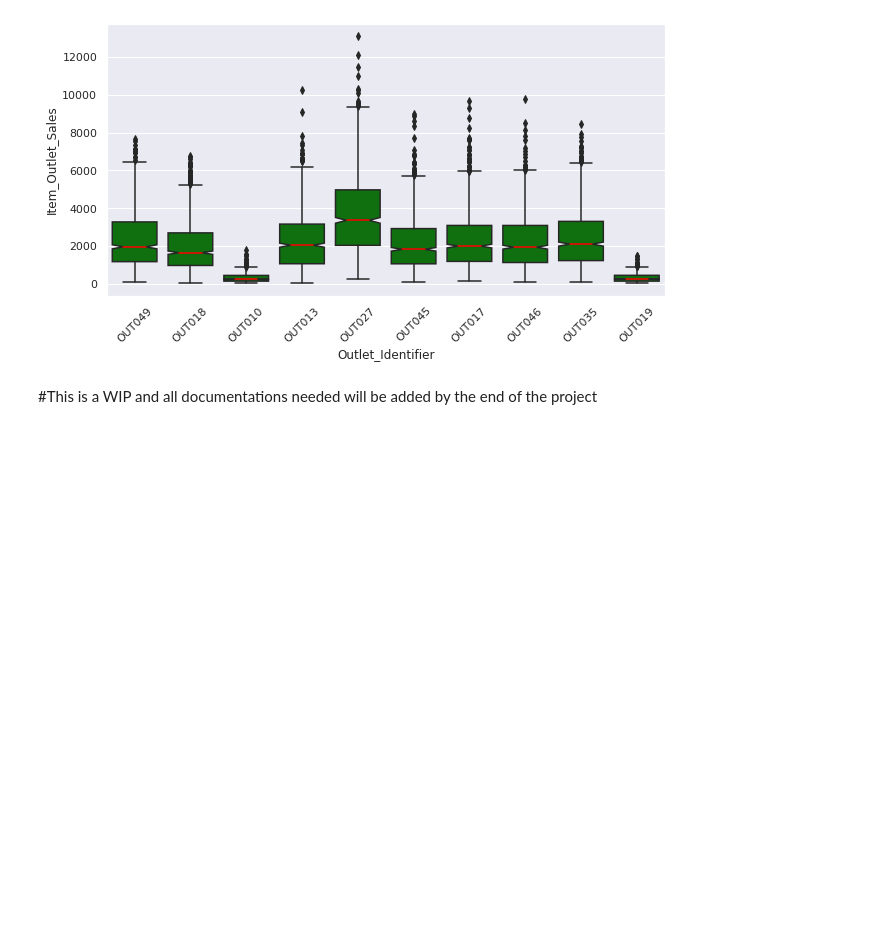
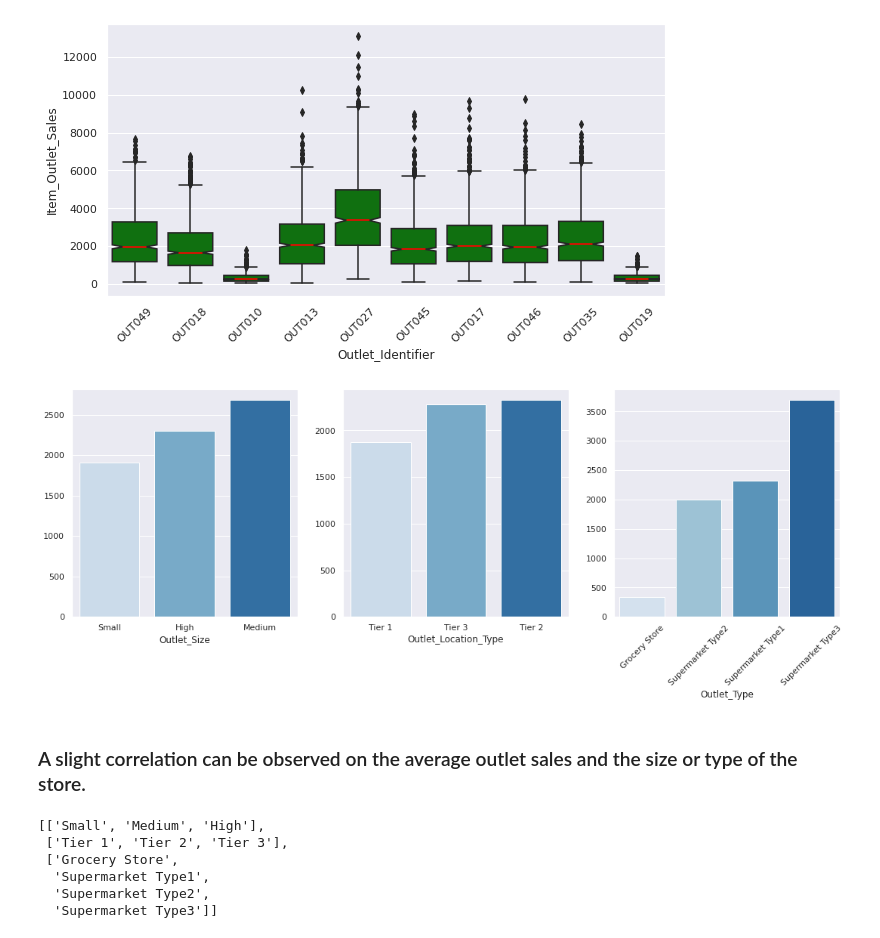
Before and after one commit to CapZondar/Python-first-steps, a Jupyter notebook: Food_Sales_Prediction.ipynb, the cells around one changed output. Cells and saved outputs as stored; diff of their text form; code cells hidden in the pictures; blank space fills up the shorter version.

Commit message:
Reverted the dropping of outlet size column Added new plot to verify ordinal data Preprocessed data for the prediction model

```diff
--- a/Food_Sales_Prediction.ipynb
+++ b/Food_Sales_Prediction.ipynb
@@ -70,10 +77,6 @@ Outlet_Location_Type            0
 Outlet_Type                     0
 Item_Outlet_Sales               0
 dtype: int64
-# %%
-#as for outlet_Size, since the information is not relevant at this time of the activity, I am dropping the specific column.
-
-df.drop('Outlet_Size', axis = 1,inplace = True)
 # %%
 #filling in missing data for 'Item_Weight' to address another item in this activity
 #we used the 'Item_Identifier' column as key to fill in the missing values for missing weight. Reason behind this is since it is the same item, it should have the same weight.
@@ -238,5 +239,35 @@ plt.xticks(rotation=45);
 #out018 has noticably lower average sales as compared to other outlets, both out010 and out019 won't be considered at this time as both have lower observations than the other outlets
 # %% [output]
 [figure]
-# %% [markdown]
-#This is a WIP and all documentations needed will be added by the end of the project
+# %%
+#plotting to check whether the outlet type, size and location have any correlation for the sales
+sizes = df.groupby('Outlet_Size')['Item_Outlet_Sales'].mean().sort_values()
+location = df.groupby('Outlet_Location_Type')['Item_Outlet_Sales'].mean().sort_values()
+outlet_type = df.groupby('Outlet_Type')['Item_Outlet_Sales'].mean().sort_values()
+
+
+plt.figure(figsize=(15,5))
+plt.xticks(rotation=45)
+plt.tight_layout()
+
+plt.subplot(1,3,1)
+sns.barplot(x=sizes.index,
+           y=sizes.values,
+            palette='Blues')
+
+plt.subplot(1,3,2)
+sns.barplot(x=location.index,
+           y=location.values,
+            palette='Blues')
+
+plt.subplot(1,3,3)
+sns.barplot(x=outlet_type.index,
+           y=outlet_type.values,
+            palette='Blues')
+
+plt.xticks(rotation=45)
+plt.show()
+# %% [output]
+[figure, added]
+# %% [markdown]
+### A slight correlation can be observed on the average outlet sales and the size or type of the store.
@@ -242,0 +286,26 @@ plt.xticks(rotation=45);
+# %%
+#arranging the ordinal data types with the correct labels
+
+size_label = ['Small',
+              'Medium',
+              'High']
+
+location_label = ['Tier 1',
+                  'Tier 2',
+                  'Tier 3']
+
+outlet_type_label = ['Grocery Store',
+                     'Supermarket Type1',
+                     'Supermarket Type2',
+                     'Supermarket Type3']
+ordered_labels = [size_label,
+                  location_label,
+                  outlet_type_label]
+ordered_labels
+# %% [output]
+[['Small', 'Medium', 'High'],
+ ['Tier 1', 'Tier 2', 'Tier 3'],
+ ['Grocery Store',
+  'Supermarket Type1',
+  'Supermarket Type2',
+  'Supermarket Type3']]
```
Also changed, not shown: parts of 15 cells of this notebook.
